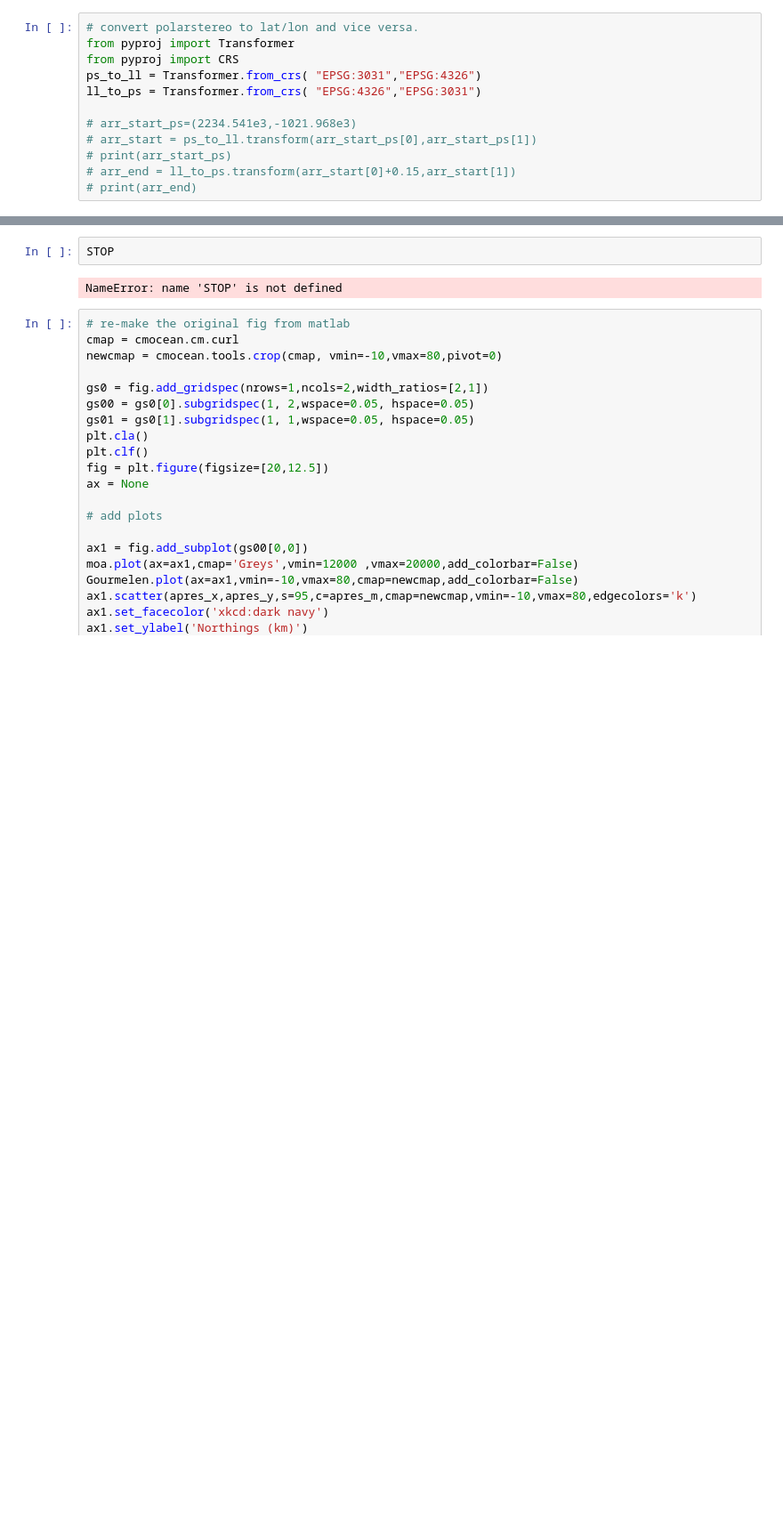
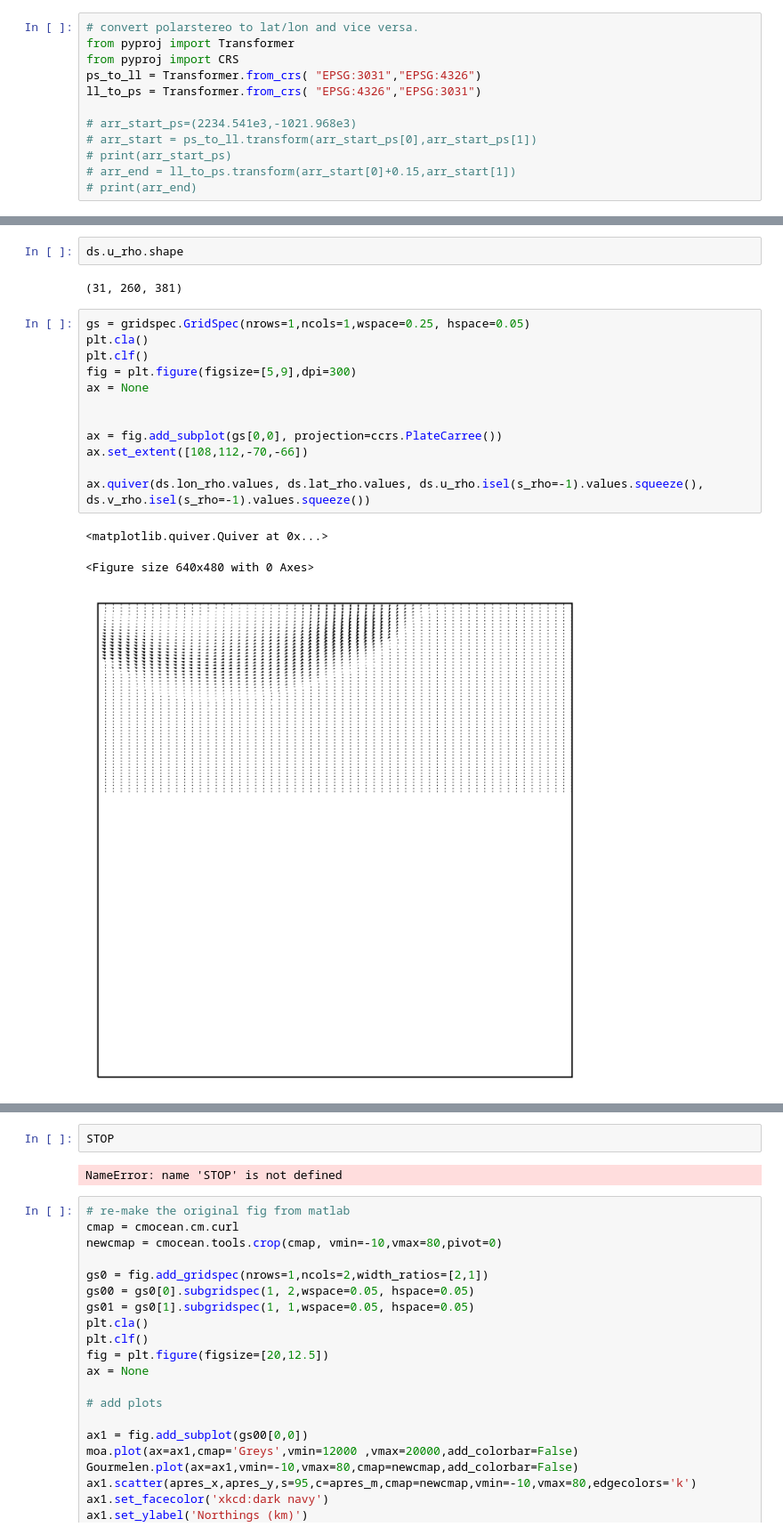
Before and after one commit to dgwyther/totten-sgfw, a Jupyter notebook: notebooks/1.0-plot-currents_Vanderford.ipynb, the cells around one changed output, grey strips where cells are left out. Shown at 89% size. Drawn from its saved outputs; the diff is of its cells as text; blank space fills up the shorter version.

```diff
--- a/notebooks/1.0-plot-currents_Vanderford.ipynb
+++ b/notebooks/1.0-plot-currents_Vanderford.ipynb
@@ -162,0 +199,20 @@ Error:
+# %%
+ds.u_rho.shape
+# %% [output]
+(31, 260, 381)
+# %%
+gs = gridspec.GridSpec(nrows=1,ncols=1,wspace=0.25, hspace=0.05)
+plt.cla()
+plt.clf()
+fig = plt.figure(figsize=[5,9],dpi=300)
+ax = None
+
+
+ax = fig.add_subplot(gs[0,0], projection=ccrs.PlateCarree())
+ax.set_extent([108,112,-70,-66])
+
+ax.quiver(ds.lon_rho.values, ds.lat_rho.values, ds.u_rho.isel(s_rho=-1).values.squeeze(), ds.v_rho.isel(s_rho=-1).values.squeeze())
+# %% [output]
+<matplotlib.quiver.Quiver at 0x...>
+<Figure size 640x480 with 0 Axes>
+[figure, added]
```
Also changed, not shown: parts of 30 cells of this notebook, 2 other files.
